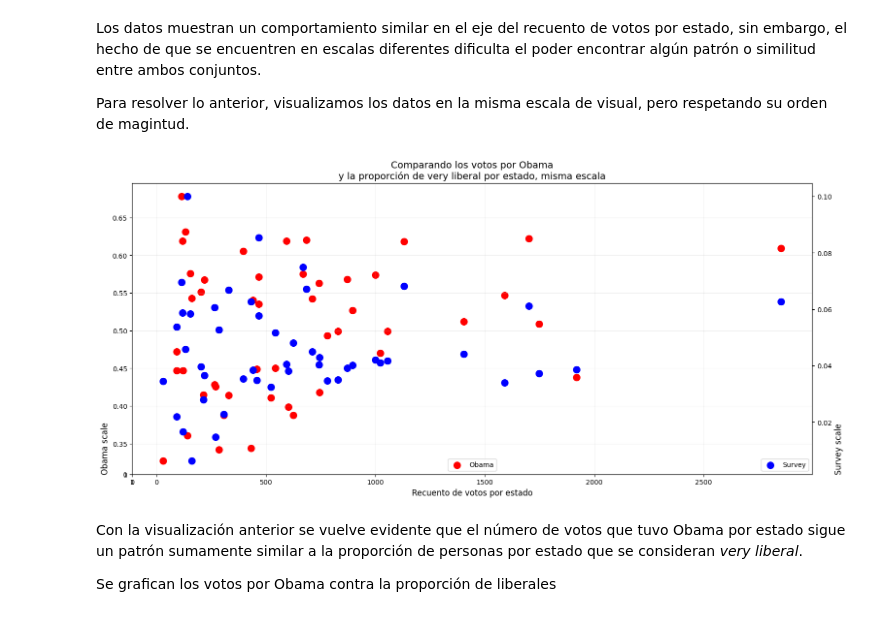
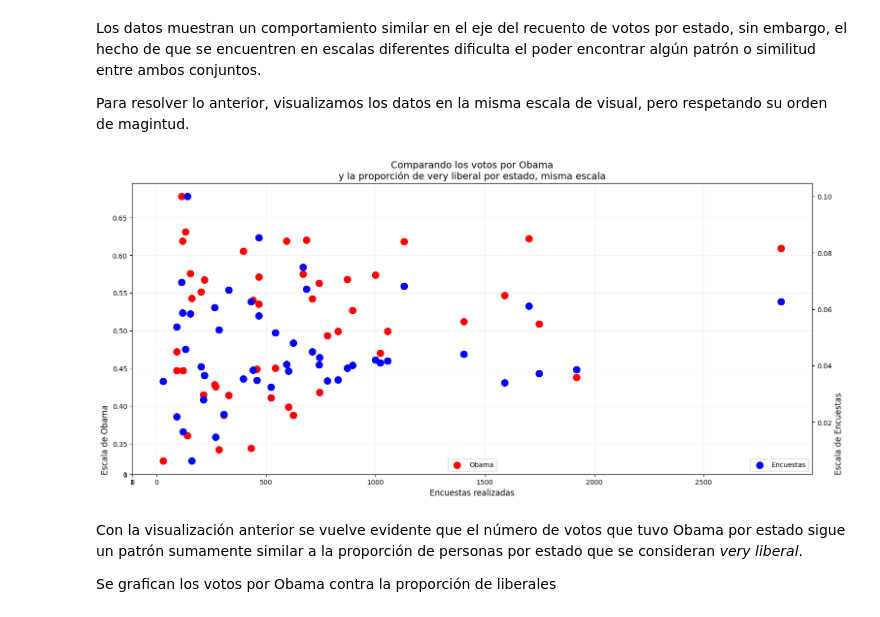
Before and after one commit to CAMM961001/bayes-first-steps, a Jupyter notebook: bayes-first-steps.ipynb, the cells around one changed output. Saved outputs shown, nothing was run; the diff lists cells and outputs as text; code cells hidden in the pictures.

```diff
--- a/bayes-first-steps.ipynb
+++ b/bayes-first-steps.ipynb
@@ -146,28 +149,28 @@ Para resolver lo anterior, visualizamos los datos en la misma escala de visual,
 # %%
 # Plot two lines with different scales on the same plot
 fig = plt.figure(figsize=(14,6))
 s = 100
 
 #Gráficas
 ax1 = fig.add_axes([0, 0, 1, 1])
 ax2 = fig.add_axes([0, 0, 0, 0]) #
 ax2 = ax1.twinx()
 lns1 = ax1.scatter(x=prop['survey_total'], y=prop['vote_Obama_pct']/100, color='red', s=s, label='Obama')
-lns2 = ax2.scatter(x=prop['survey_total'], y=prop['prop_mle'], color='blue', s=s, label='Survey')
+lns2 = ax2.scatter(x=prop['survey_total'], y=prop['prop_mle'], color='blue', s=s, label='Encuestas')
 
 #Anotaciones y estilo
-ax1.set_xlabel('Recuento de votos por estado', fontsize=plot_settings['text'])
-ax1.set_ylabel('Obama scale', fontsize=plot_settings['text'], loc='bottom')
+ax1.set_xlabel('Encuestas realizadas', fontsize=plot_settings['text'])
+ax1.set_ylabel('Escala de Obama', fontsize=plot_settings['text'], loc='bottom')
 ax2.yaxis.set_label_position("right")
-ax2.set_ylabel('Survey scale', fontsize=plot_settings['text'],  loc='bottom')
+ax2.set_ylabel('Escala de Encuestas', fontsize=plot_settings['text'],  loc='bottom')
 ax1.legend(loc=8, fontsize=plot_settings['annotation']); ax2.legend(loc=4, fontsize=plot_settings['annotation'])
 
 plt.title('Comparando los votos por Obama\ny la proporción de very liberal por estado, misma escala', fontsize=plot_settings['title'])
 ax1.grid(alpha=0.2)
 
 plt.show()
 # %% [output]
-[figure, old version]
+[figure, new version]
 # %% [markdown]
 Con la visualización anterior se vuelve evidente que el número de votos que tuvo Obama por estado sigue un patrón sumamente similar a la proporción de personas por estado que se consideran _very liberal_.
 
```
Also changed, not shown: parts of 12 cells of this notebook.
